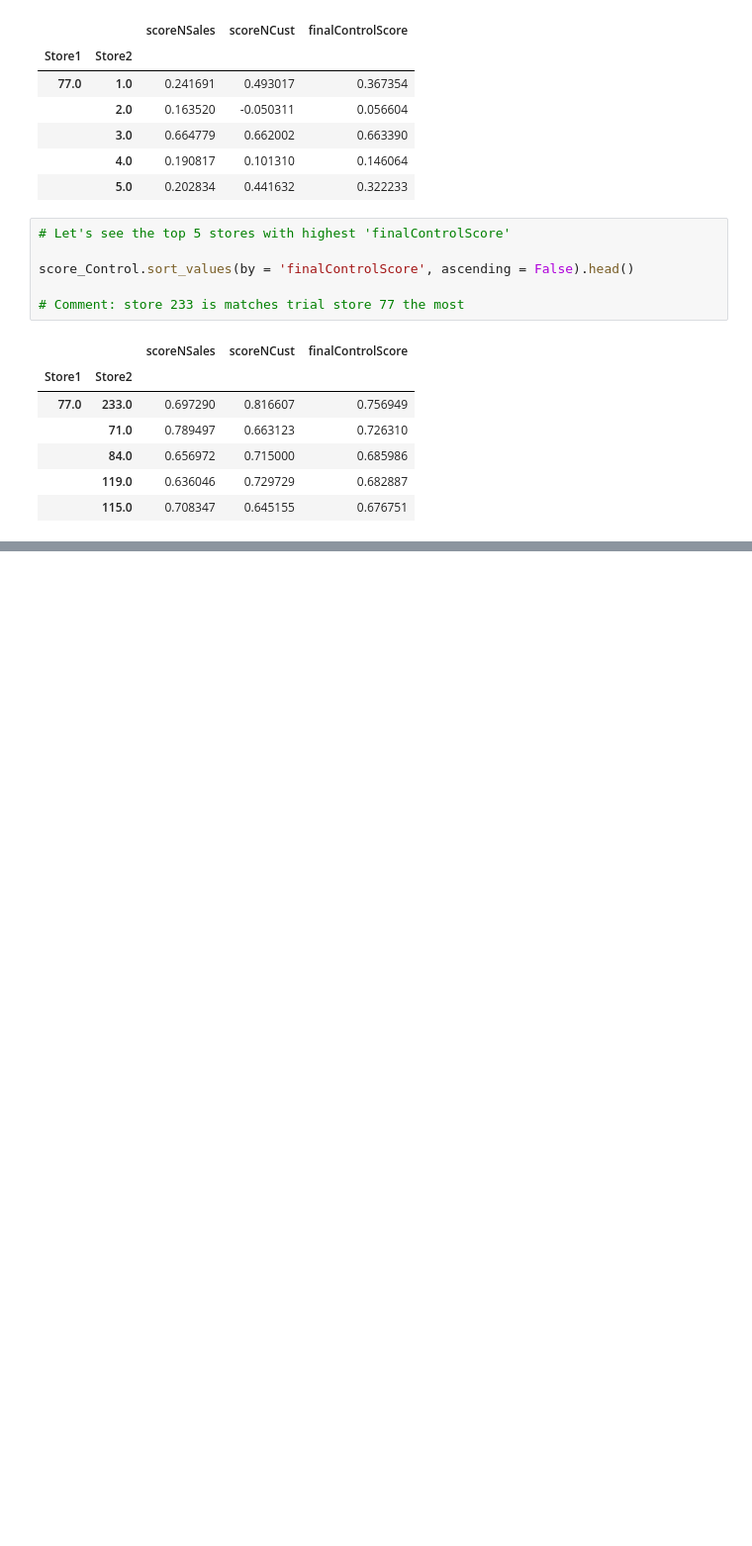
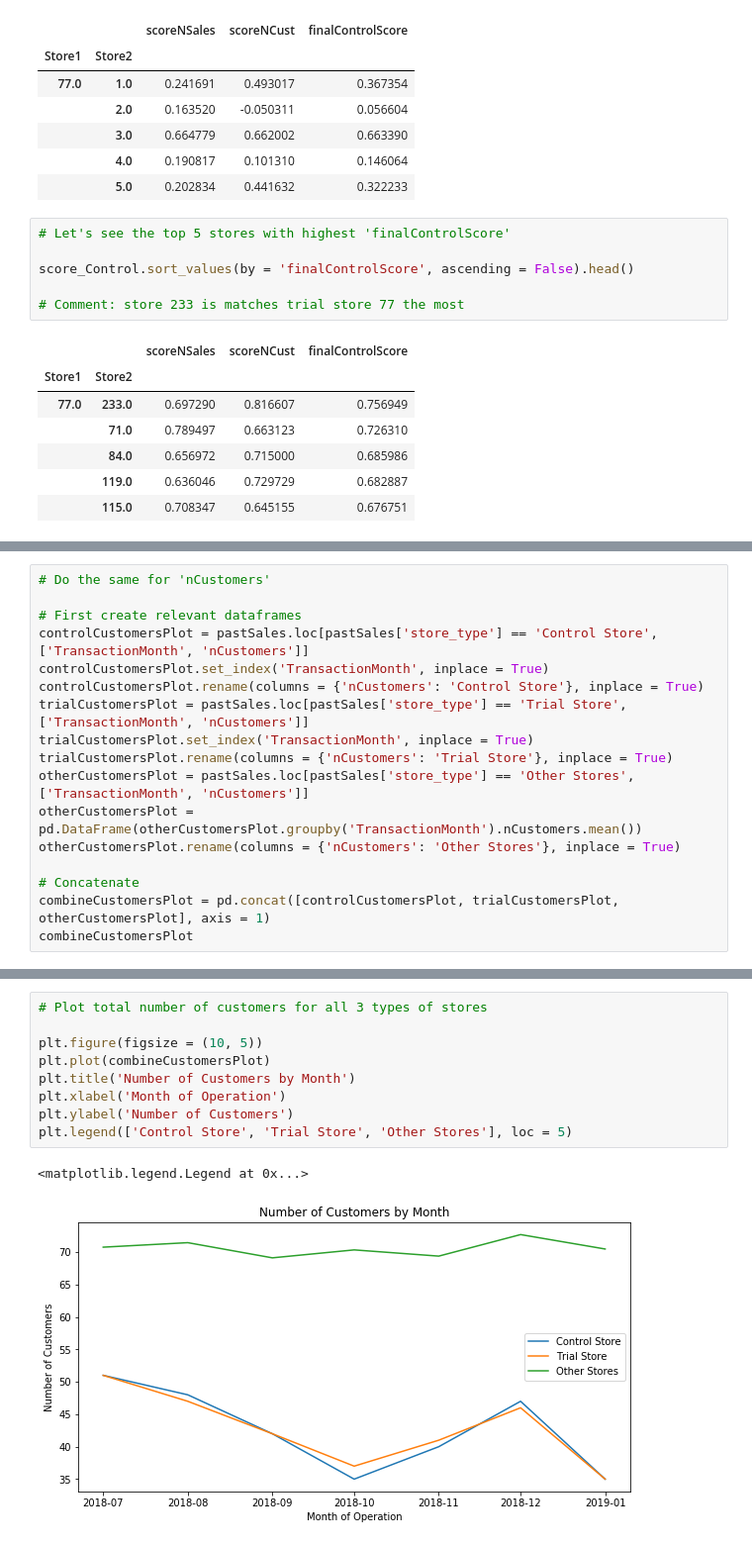
Before and after one commit to Johnson-a-hash/quantium-virtual-program, a Jupyter notebook: Quantium Module 2.ipynb, the cells around one changed output, grey strips where cells are left out. Shown: that part at 99% size. Drawn from its saved outputs; the diff is of its cells as text; blank space fills up the shorter version.

```diff
--- a/Quantium Module 2.ipynb
+++ b/Quantium Module 2.ipynb
@@ -467,0 +583,17 @@ score_Control.sort_values(by = 'finalControlScore', ascending = False).head()
+# %%
+# Do the same for 'nCustomers'
+
+# First create relevant dataframes
+controlCustomersPlot = pastSales.loc[pastSales['store_type'] == 'Control Store', ['TransactionMonth', 'nCustomers']]
+controlCustomersPlot.set_index('TransactionMonth', inplace = True)
+controlCustomersPlot.rename(columns = {'nCustomers': 'Control Store'}, inplace = True)
+trialCustomersPlot = pastSales.loc[pastSales['store_type'] == 'Trial Store', ['TransactionMonth', 'nCustomers']]
+trialCustomersPlot.set_index('TransactionMonth', inplace = True)
+trialCustomersPlot.rename(columns = {'nCustomers': 'Trial Store'}, inplace = True)
+otherCustomersPlot = pastSales.loc[pastSales['store_type'] == 'Other Stores', ['TransactionMonth', 'nCustomers']]
+otherCustomersPlot = pd.DataFrame(otherCustomersPlot.groupby('TransactionMonth').nCustomers.mean())
+otherCustomersPlot.rename(columns = {'nCustomers': 'Other Stores'}, inplace = True)
+
+# Concatenate
+combineCustomersPlot = pd.concat([controlCustomersPlot, trialCustomersPlot, otherCustomersPlot], axis = 1)
+combineCustomersPlot
@@ -467,0 +610,12 @@ score_Control.sort_values(by = 'finalControlScore', ascending = False).head()
+# %%
+# Plot total number of customers for all 3 types of stores
+
+plt.figure(figsize = (10, 5))
+plt.plot(combineCustomersPlot)
+plt.title('Number of Customers by Month')
+plt.xlabel('Month of Operation')
+plt.ylabel('Number of Customers')
+plt.legend(['Control Store', 'Trial Store', 'Other Stores'], loc = 5)
+# %% [output]
+<matplotlib.legend.Legend at 0x...>
+[figure, added]
```
Also changed, not shown: parts of 9 cells of this notebook.
